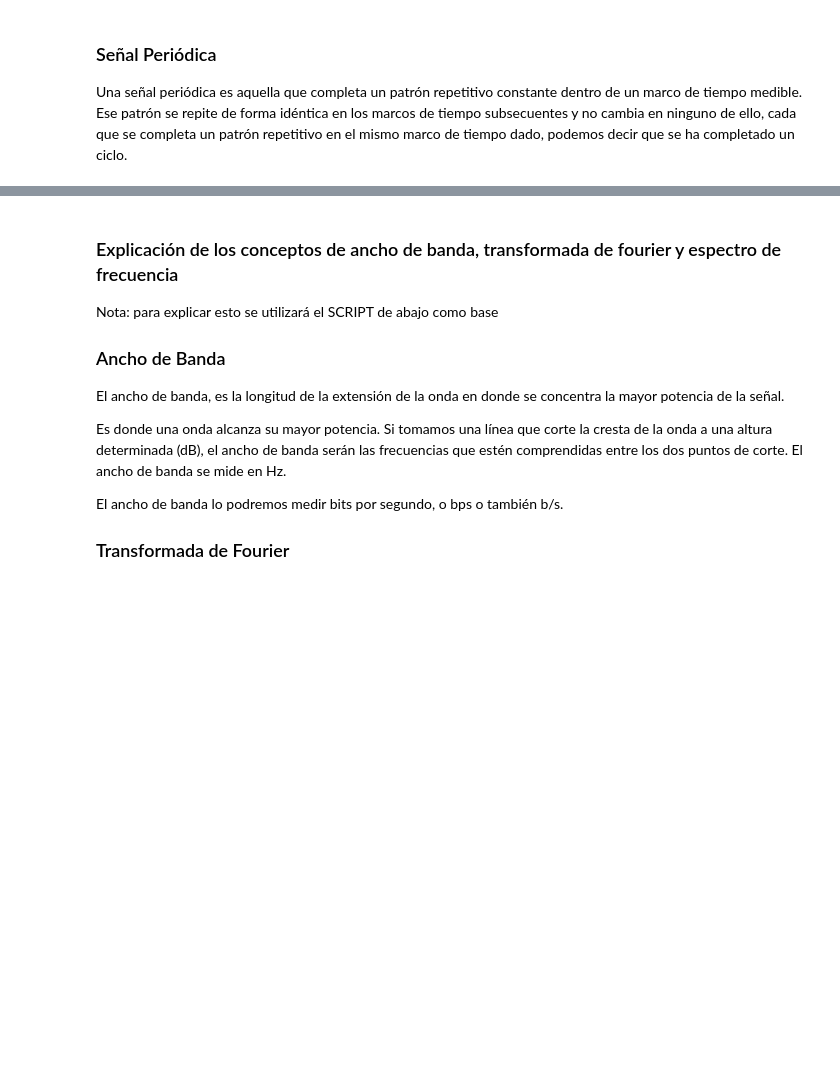
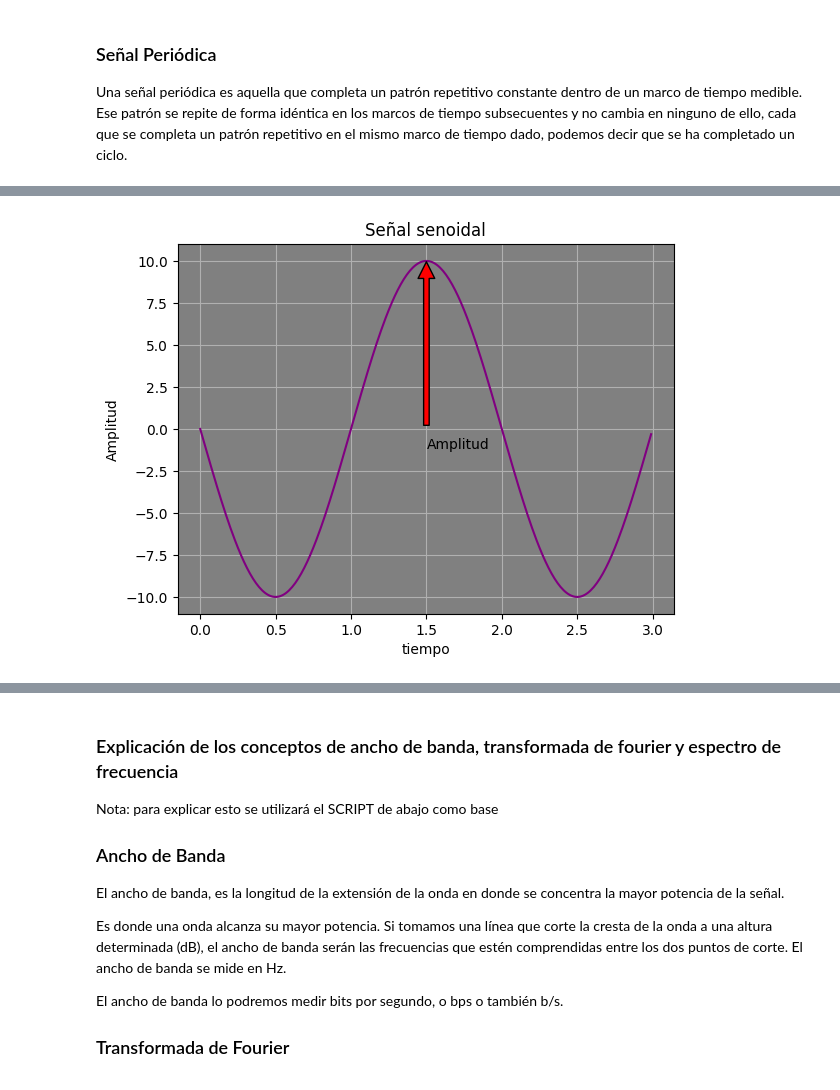
Before and after one commit to SaulG21/Lab7Networking22O, a Jupyter notebook: signal/src/lab7.ipynb, the cells around one changed output, grey strips where cells are left out. Saved outputs shown, nothing was run; the diff lists cells and outputs as text; code cells hidden in the pictures; blank space fills up the shorter version.

```diff
--- a/signal/src/lab7.ipynb
+++ b/signal/src/lab7.ipynb
@@ -101 +100,39 @@ En el modelo matemático de una señal senoidal la amplitud está representada p
 <img src="../img/Imagen1.png">
+# %%
+import matplotlib.pyplot as pl
+from numpy import arange, sin, pi
+
+amplitud = 10       # <---- Puede modificar el valor de la amplitud
+frecuencia = 1/2
+fase = pi
+
+def mayor(lista):
+    max = lista[0];
+    for x in lista:
+        if x > max:
+            max = x
+    return max
+def menor(lista):
+    min = lista[0];
+    for x in lista:
+        if x < min:
+            min = x
+    return min
+x = arange(0.0, 3, 0.01)
+y = amplitud*sin(2*pi*frecuencia*x + fase)
+
+pl.axes().set_facecolor("gray")
+pl.plot(x, y, color="purple")
+pl.annotate('Amplitud', xy=(1.5, mayor(y+.5)),  xycoords='data',
+            xytext=(1.5, -0.5), textcoords='data',
+            arrowprops=dict(facecolor='red', shrink=0.05),
+            horizontalalignment='left', verticalalignment='top',
+            )
+#pl.annotate("",xy=(1.5, amplitud), xytext=(1.5, 0), arrowprops=dict(arrowstyle="<->",connectionstyle="arc3", color = 'r'))
+pl.grid("true")
+pl.title("Señal senoidal")
+pl.ylabel("Amplitud")
+pl.xlabel("tiempo")
+pl.show()
+# %% [output]
+[figure, added]
```
Also changed, not shown: parts of 16 cells of this notebook, 2 other files.
